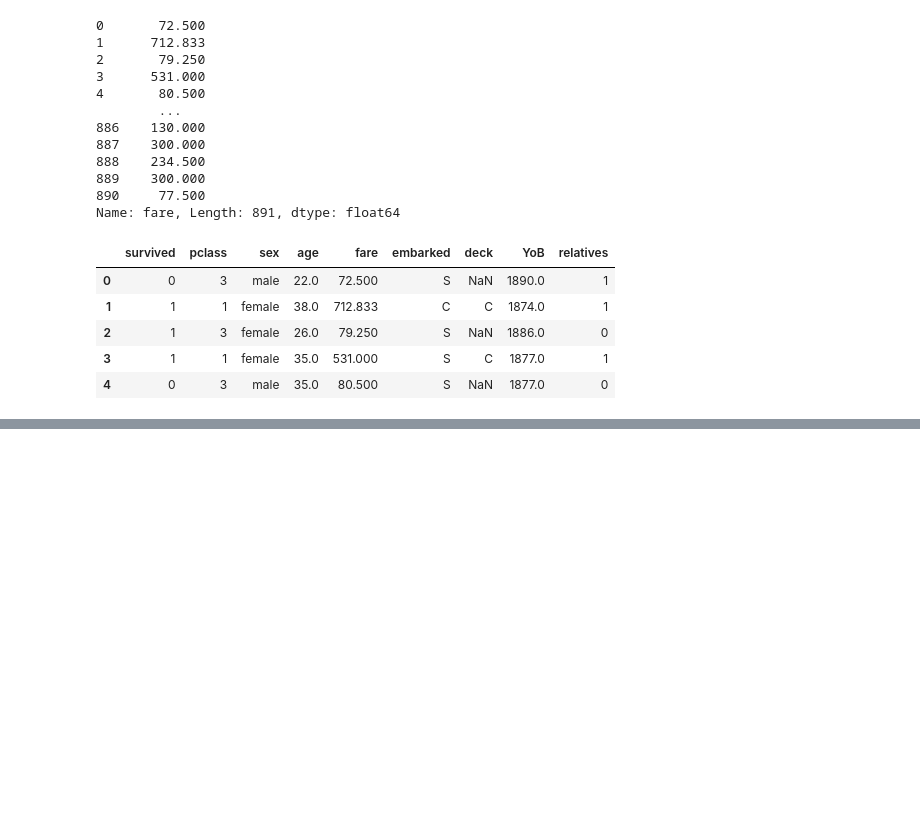
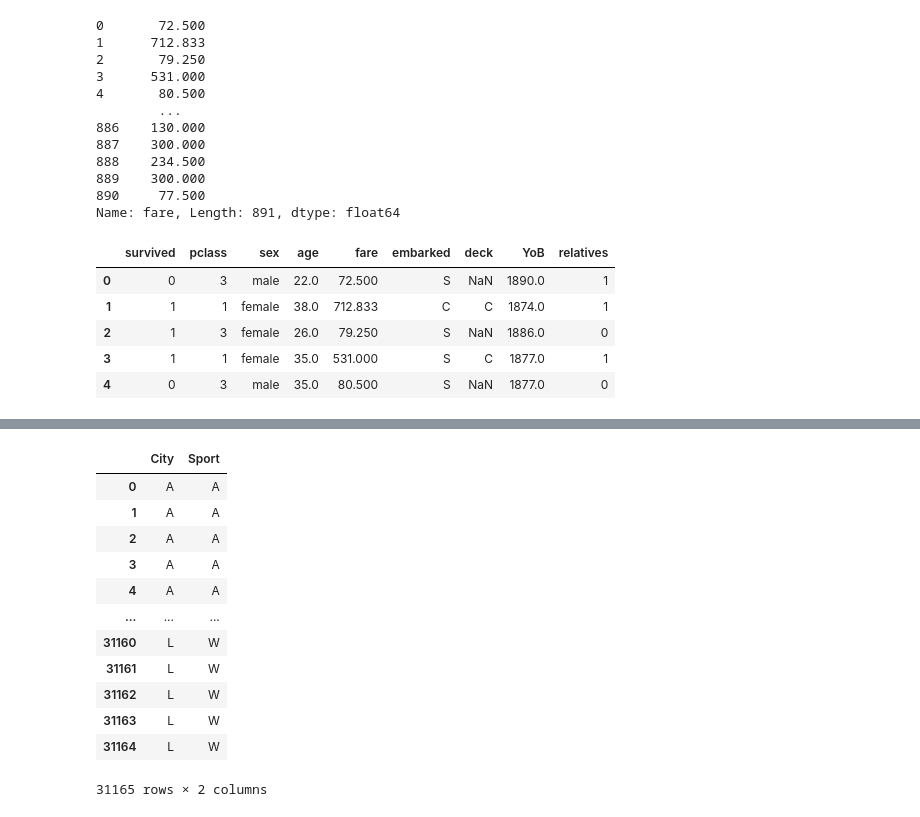
Before and after one commit to Jamal811/Data-Science, a Jupyter notebook: Data-Scince-Projectbase/12-Projects-Data Science course/pandas_Materials/Pandas_1.ipynb, the cells around one changed output, grey strips where cells are left out. Saved outputs shown, nothing was run; the diff lists cells and outputs as text; code cells hidden in the pictures; blank space fills up the shorter version.

Commit message:
apply() map() and applymap() methods

```diff
--- a/Data-Scince-Projectbase/12-Projects-Data Science course/pandas_Materials/Pandas_1.ipynb
+++ b/Data-Scince-Projectbase/12-Projects-Data Science course/pandas_Materials/Pandas_1.ipynb
@@ -2003,0 +2159,16 @@ titanic.head()
+# %%
+summer.iloc[:, 1:3].applymap(lambda x: x[0])
+# %% [output]
+|  | City | Sport |
+| 0 | A | A |
+| 1 | A | A |
+| 2 | A | A |
+| 3 | A | A |
+| 4 | A | A |
+| ... | ... | ... |
+| 31160 | L | W |
+| 31161 | L | W |
+| 31162 | L | W |
+| 31163 | L | W |
+| 31164 | L | W |
+31165 rows × 2 columns
```
Also changed, not shown: parts of 20 cells of this notebook.
